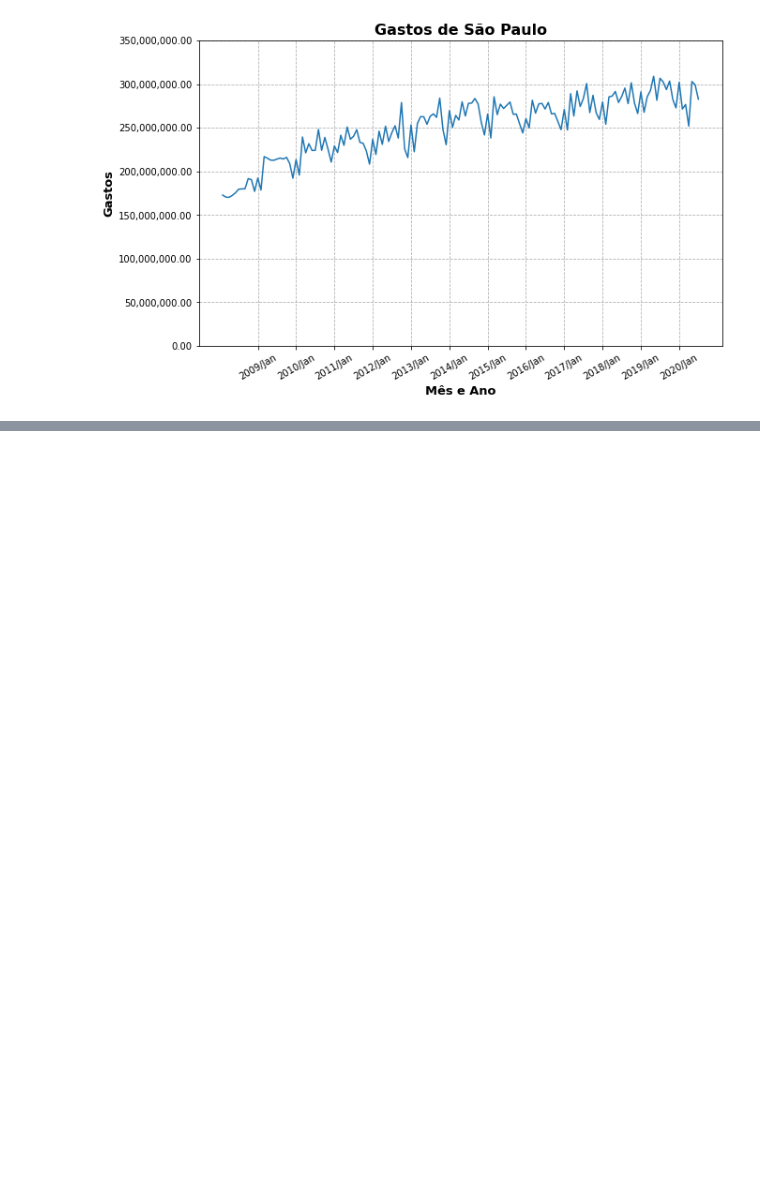
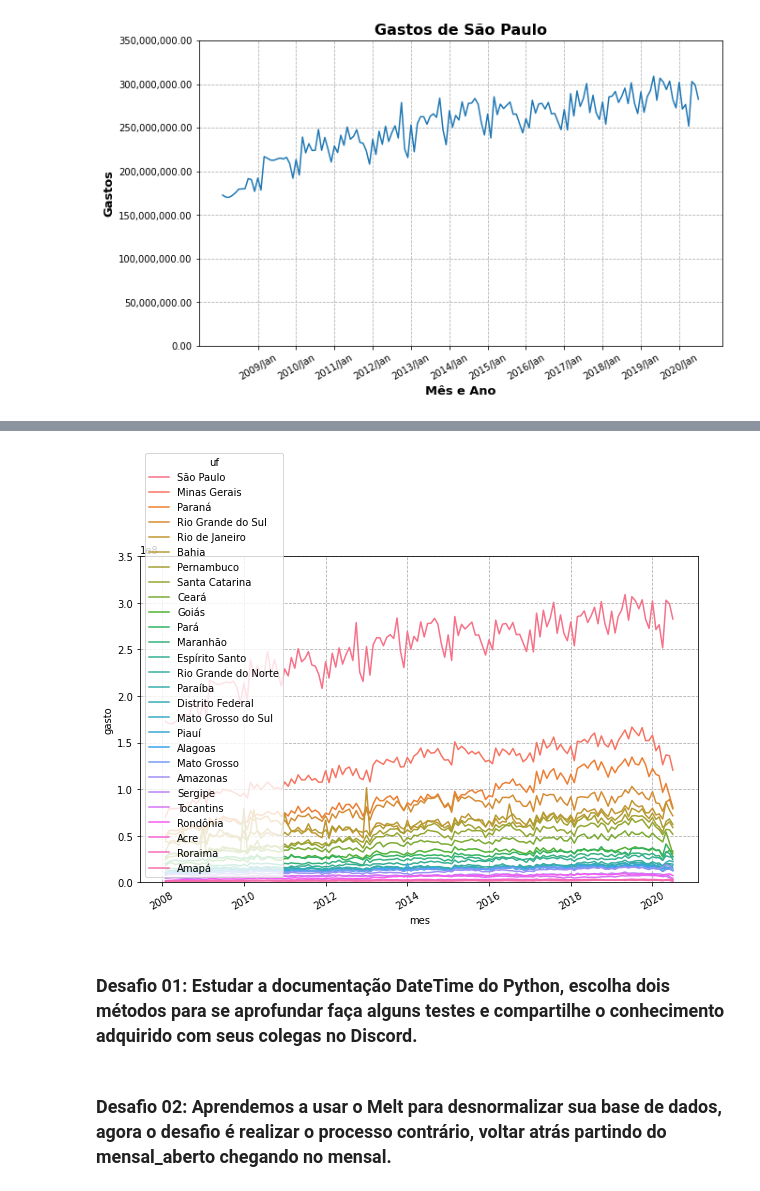
Before and after one commit to gustavopierre/data_science_portfolio, a Jupyter notebook: BootcampAlura_GustavoPierre.ipynb, the cells around one changed output, grey strips where cells are left out. Cells and saved outputs as stored; diff of their text form; code cells hidden in the pictures; blank space fills up the shorter version.

```diff
--- a/BootcampAlura_GustavoPierre.ipynb
+++ b/BootcampAlura_GustavoPierre.ipynb
@@ -1432,0 +1579,4 @@ plt.show()
+# %%
+mensal_aberto = mensal.reset_index().melt(id_vars=['index'], value_vars=mensal.columns)
+mensal_aberto.columns = ['mes', 'uf', 'gasto']
+mensal_aberto.head()
@@ -1432,0 +1590,14 @@ plt.show()
+# %%
+plt.figure(figsize=(10,6))
+ax = sns.lineplot(data=mensal_aberto, x='mes', y='gasto', hue='uf')
+plt.xticks(rotation=30)
+plt.ylim(0, 350000000)
+#ax.xaxis.set_major_locator(ticker.IndexLocator(base=12, offset=11))
+plt.grid(linestyle='--')
+plt.show()
+# %% [output]
+[figure, added]
+# %% [markdown]
+### **Desafio 01:** Estudar a documentação DateTime do Python, escolha dois métodos para se aprofundar faça alguns testes e compartilhe o conhecimento adquirido com seus colegas no Discord.
+# %% [markdown]
+### **Desafio 02:** Aprendemos a usar o Melt para desnormalizar sua base de dados, agora o desafio é realizar o processo contrário, voltar atrás partindo do mensal_aberto chegando no mensal.
```
Also changed, not shown: parts of 20 cells of this notebook.
